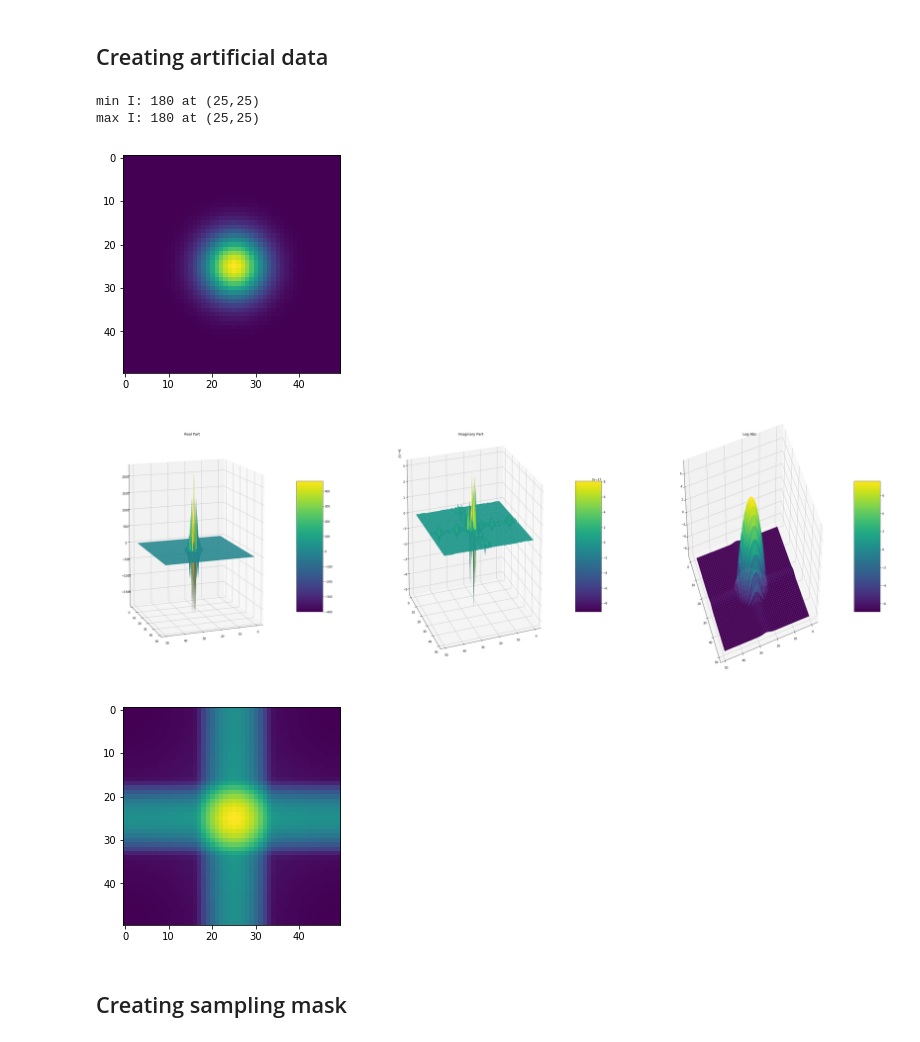
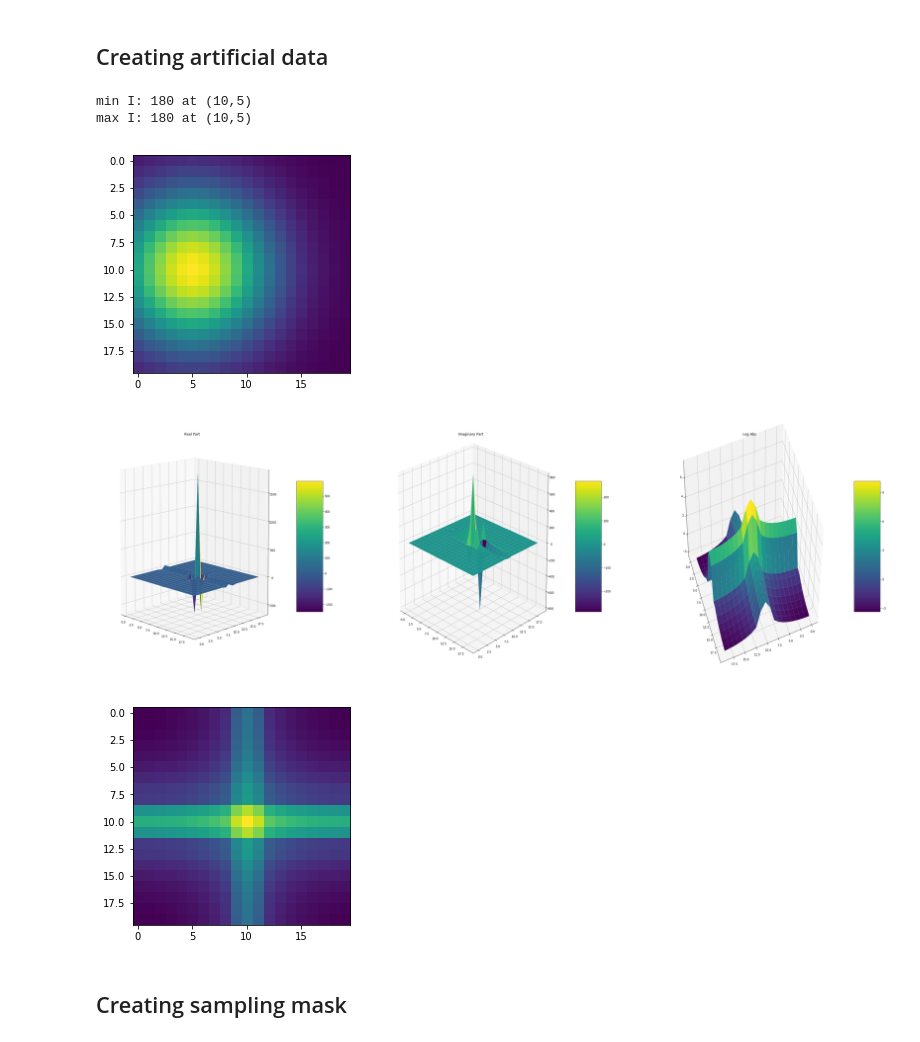
Before and after one commit to lerkoah/BayesianInterferometryIDS, a Jupyter notebook: src/main_bay_int.ipynb, the cells around one changed output. Saved outputs shown, nothing was run; the diff lists cells and outputs as text; code cells hidden in the pictures.

```diff
--- a/src/main_bay_int.ipynb
+++ b/src/main_bay_int.ipynb
@@ -26,8 +26,8 @@ def show_fft_image(img_fft, shift = True, save = False , name = 'my_name.png'):
 size = 1
 MAX_VALUE = 255
 MIN_VALUE = 0
-IMAGE_SIZE_X = 50
-IMAGE_SIZE_Y = 50
+IMAGE_SIZE_X = 20
+IMAGE_SIZE_Y = 20
 SIGMA = 5
 
 #I = np.ceil((MAX_VALUE - MIN_VALUE) * np.random.rand(size) + MIN_VALUE)
@@ -37,8 +37,8 @@ SIGMA = 5
 #Cy = np.clip(Cy,0,IMAGE_SIZE_Y)
 
 I = np.array([180])
-Cx = np.array([25])
-Cy = np.array([25])
+Cx = np.array([10])
+Cy = np.array([5])
 
 minI = np.min(I)
 argminI = np.argmin(I)
@@ -49,8 +49,8 @@ print('min I: %s at (%s,%s)\n' \
       'max I: %s at (%s,%s)\n' % (minI, Cx[argminI], Cy[argminI],
                                   maxI, Cx[argmaxI], Cy[argmaxI]))
 # %% [output]
-min I: 180 at (25,25)
-max I: 180 at (25,25)
+min I: 180 at (10,5)
+max I: 180 at (10,5)
 # %%
 import matplotlib.pyplot as plt
 from modelfunctions import *
@@ -62,7 +62,7 @@ plt.show()
 
 img = Im_sinthc #rename variable
 # %% [output]
-[figure, old version]
+[figure, new version]
 # %%
 # Calculate the spectrum
 img_fft, img_fftabs = spectrum(img)
@@ -87,7 +87,7 @@ surf = ax.plot_surface(UU, VV, WW, cmap=cm.viridis)
 fig.colorbar(surf, shrink=0.5, aspect=5)
 ax.set_title("Real Part")
 
-ax.view_init(elev=10., azim = 70)
+ax.view_init(elev=10., azim = -45)
 
 # 3D plotting
 ax = fig.add_subplot(1, 3, 2, projection='3d')
@@ -103,37 +103,37 @@ WW = np.fft.fftshift(img_fft.imag)
 surf = ax.plot_surface(UU, VV, WW, cmap=cm.viridis)
 # Add a color bar which maps values to colors.
 fig.colorbar(surf, shrink=0.5, aspect=5)
 ax.set_title("Imaginary Part")
 
-ax.view_init(elev=20., azim = 70)
+ax.view_init(elev=20., azim = -45)
 
 # 3D plotting
 ax = fig.add_subplot(1, 3, 3, projection='3d')
 
 UU = np.arange(0,IMAGE_SIZE_X,1)
 VV = np.arange(0,IMAGE_SIZE_Y,1)
 UU, VV = np.meshgrid(UU, VV)
 WW = np.fft.fftshift(np.log(img_fftabs+0.001))
 
 
 ## Plot the surface.
 surf = ax.plot_surface(UU, VV, WW, cmap=cm.viridis)
 # Add a color bar which maps values to colors.
 fig.colorbar(surf, shrink=0.5, aspect=5)
 ax.set_title("Log Abs")
 
 ax.view_init(elev=50., azim = 70)
 
 fig.set_figheight(17)
 fig.set_figwidth(50)
 
-plt.savefig('img_sinthc_fourier.png', format='png')
+plt.savefig('img_sinthc_fourier.pdf', format='pdf')
 plt.show(fig)
 
 show_fft_image(np.log(img_fftabs+1e-12), save=True, name = 'Im_fft.png')
 # %% [output]
-[figure, old version]
+[figure, new version]
-[figure, old version]
+[figure, new version]
 # %% [markdown]
 ## Creating sampling mask
 # %% [markdown]
```
Also changed, not shown: parts of 8 cells of this notebook, 14 other files.
